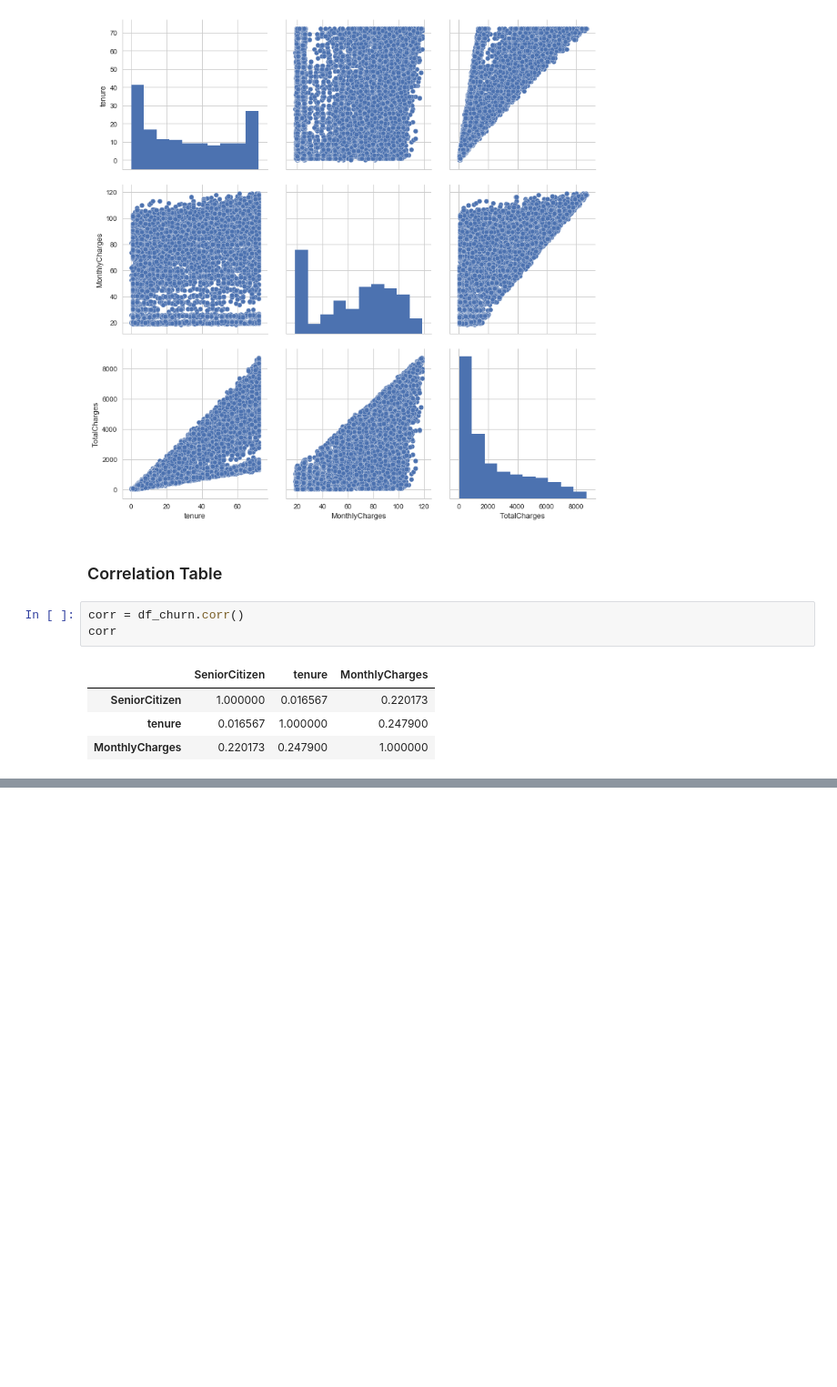
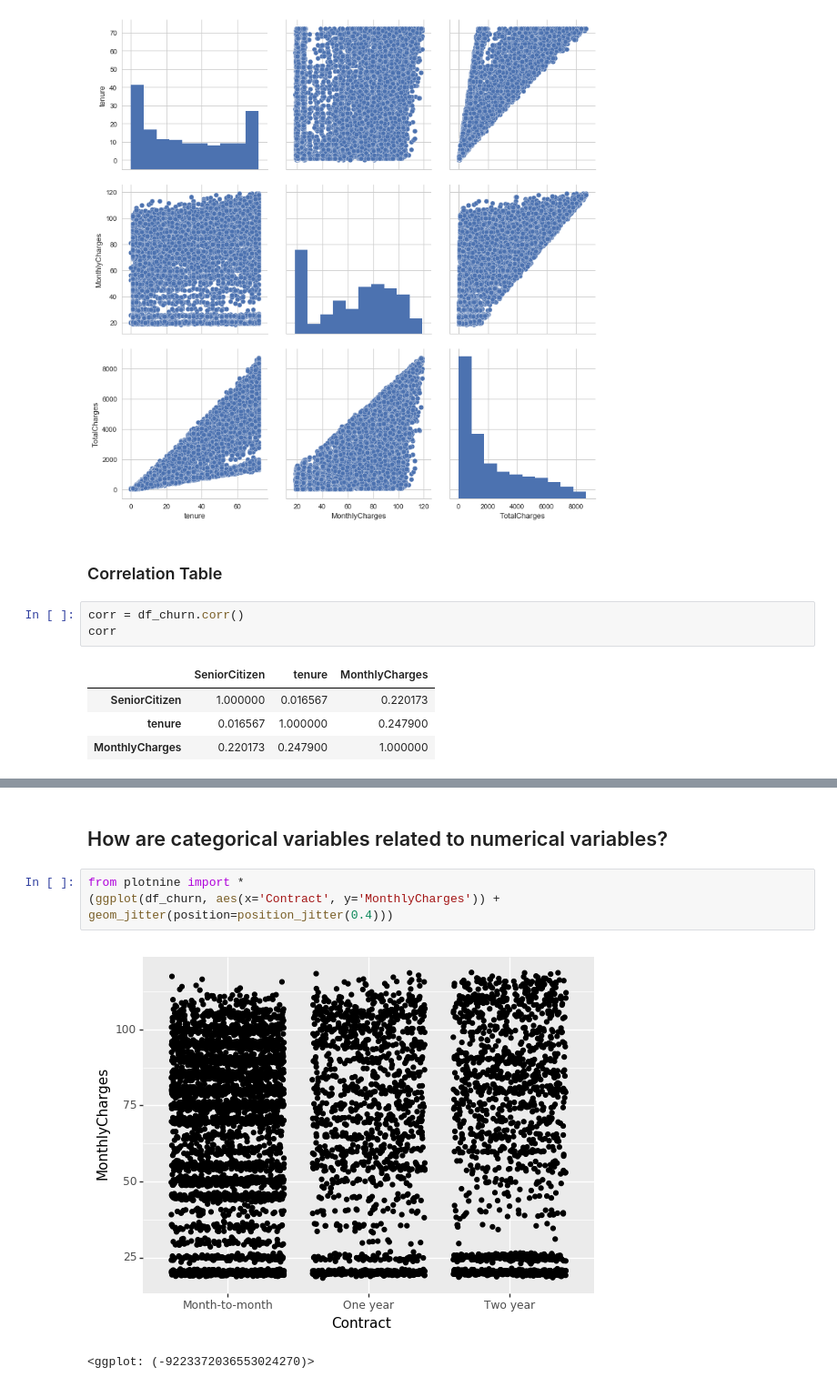
Before and after one commit to baiaooo/MLCourse, a Jupyter notebook: Notebooks/Telecom-Churn-Dataset.ipynb, the cells around one changed output, grey strips where cells are left out. Shown at 91% size. Saved outputs shown, nothing was run; the diff lists cells and outputs as text; blank space fills up the shorter version.

```diff
--- a/Notebooks/Telecom-Churn-Dataset.ipynb
+++ b/Notebooks/Telecom-Churn-Dataset.ipynb
@@ -565,0 +587,8 @@ plt.title('Correlation of Numerical Features')
+# %% [markdown]
+## How are categorical variables related to numerical variables?
+# %%
+from plotnine import *
+(ggplot(df_churn, aes(x='Contract', y='MonthlyCharges')) + geom_jitter(position=position_jitter(0.4)))
+# %% [output]
+[figure, added]
+<ggplot: (-9223372036553024270)>
```
Also changed, not shown: parts of 12 cells of this notebook, 6 other files.
